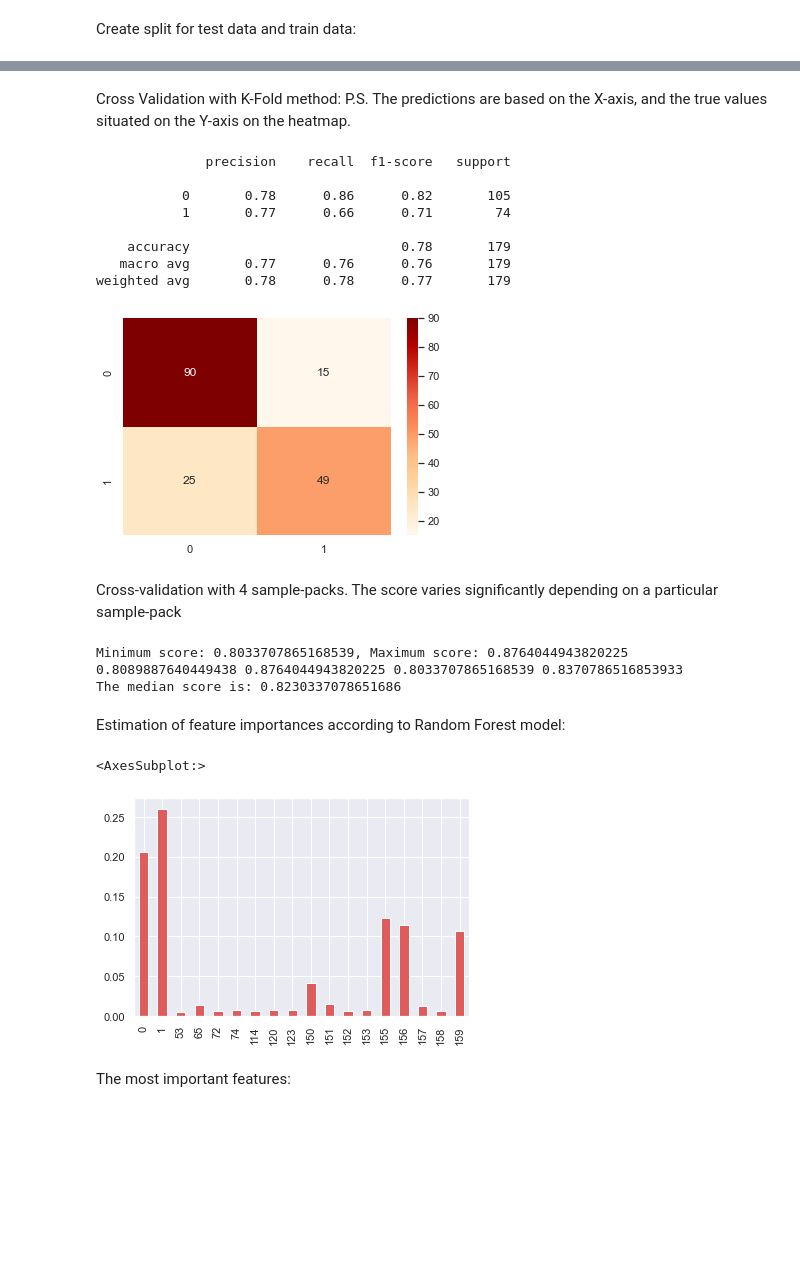
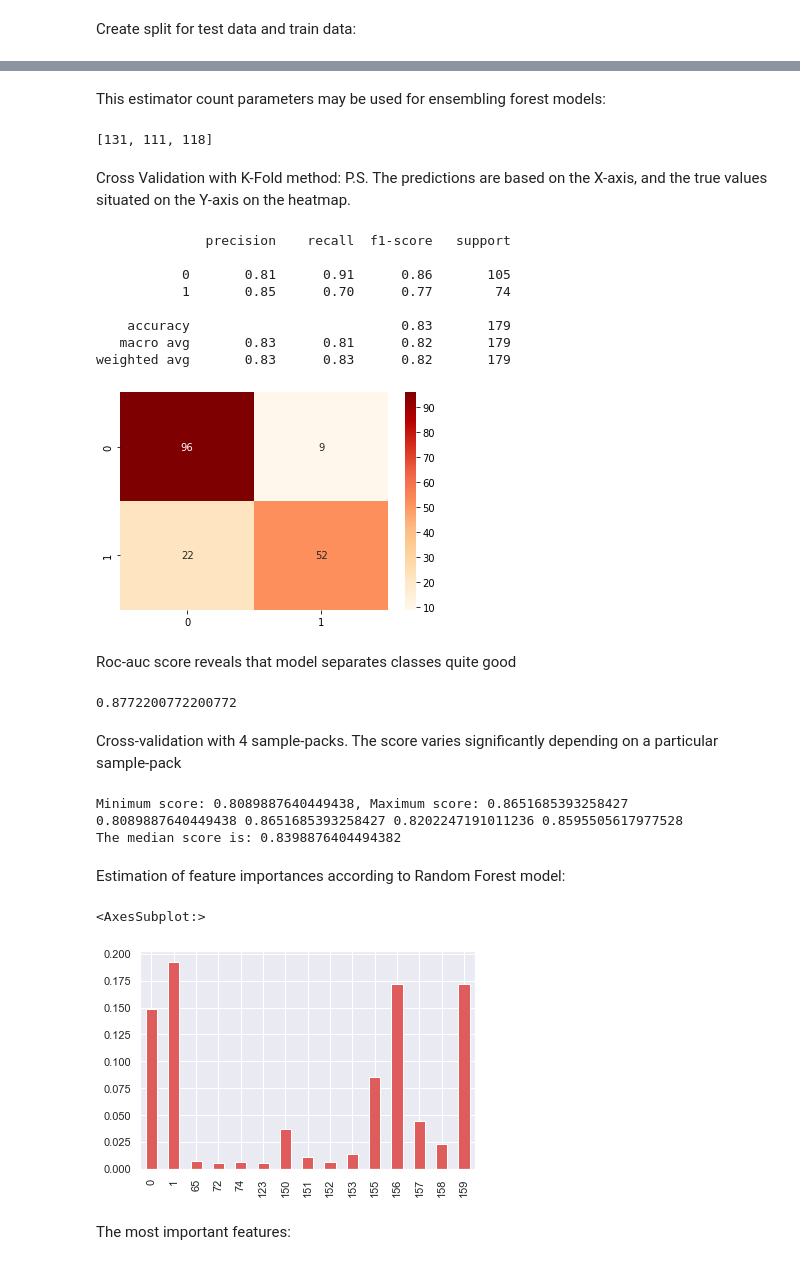
Before and after one commit to dolium/ml_course_project_bogdan_salyp, a Jupyter notebook: titanic_model.ipynb, the cells around one changed output, grey strips where cells are left out. Cells and saved outputs as stored; diff of their text form; code cells hidden in the pictures; blank space fills up the shorter version.

Commit message:
Applied CatBoost model to the dataset, new statistics added

```diff
--- a/titanic_model.ipynb
+++ b/titanic_model.ipynb
@@ -141,10 +104,10 @@ from sklearn.ensemble import RandomForestClassifier
 
 preds = []
 for ftr in range(10, 80, 10):
-    for est in range(3, 50, 5):
-        for splt in range(5, 100, 5):
-            for dp in range(2, 40, 5):
-                model = RandomForestClassifier(max_features = ftr/100, n_estimators = 15, min_samples_split = 20, max_depth = 10)
+    for est in range(3, 200, 50):
+        for splt in range(5, 20, 2):
+            for dp in range(3, 20, 2):
+                model = RandomForestClassifier(max_features = ftr/100, n_estimators = est, min_samples_split = splt, max_depth = dp, n_jobs = 6)
                 model.fit(X_train, y_train)
                 scores = cross_val_score(model, X_train, y_train, cv=4)
                 preds.append({"score":np.median(scores), "max_features":ftr/100, "n_estimators":est, "min_samples_split":splt, "depth":dp})
@@ -166,0 +135,11 @@ plt.plot(xlin, ylin)
+# %%
+estims = p[-1]["n_estimators"]
+preds = []
+for est in range(estims-50, estims+50):
+    model = RandomForestClassifier(max_features = 0.5, n_estimators = est, min_samples_split = 5, max_depth = 17, n_jobs = 6)
+    model.fit(X_train, y_train)
+    scores = cross_val_score(model, X_train, y_train, cv=4)
+    preds.append({"score":np.median(scores), "max_features":0.5, "n_estimators":est, "min_samples_split":5, "depth":17})
+
+p = sorted(preds, key = lambda item: item["score"])
+print(p[-1])
@@ -167,10 +155,18 @@ plt.plot(xlin, ylin)
+# %% [markdown]
+This estimator count parameters may be used for ensembling forest models:
+# %%
+best_estims = [p[i]["n_estimators"] for i in range(len(p)) if p[i]["score"]>0.8435 ]
+best_estims
+# %% [output]
+[131, 111, 118]
 # %% [markdown]
 Cross Validation with K-Fold method:
 P.S. The predictions are based on the X-axis, and the true values situated on the Y-axis on the heatmap.
 # %%
+from sklearn.ensemble import RandomForestClassifier
 from sklearn.metrics import confusion_matrix, ConfusionMatrixDisplay, classification_report
 import seaborn as sns
-model = RandomForestClassifier(max_features = 0.5, n_estimators = 13, min_samples_split = 30, max_depth = 37)
+model = RandomForestClassifier(max_features = 0.5, n_estimators = 103, min_samples_split = 5, max_depth = 17)
 model.fit(X_train, y_train)
 y_pred = model.predict(X_test)
 
@@ -182,13 +178,20 @@ print(classification_report(y_test, y_pred))
 # %% [output]
               precision    recall  f1-score   support
 
-           0       0.78      0.86      0.82       105
-           1       0.77      0.66      0.71        74
+           0       0.81      0.91      0.86       105
+           1       0.85      0.70      0.77        74
 
-    accuracy                           0.78       179
-   macro avg       0.77      0.76      0.76       179
-weighted avg       0.78      0.78      0.77       179
+    accuracy                           0.83       179
+   macro avg       0.83      0.81      0.82       179
+weighted avg       0.83      0.83      0.82       179
-[figure, old version]
+[figure, new version]
+# %% [markdown]
+Roc-auc score reveals that model separates classes quite good
+# %%
+from sklearn.metrics import roc_auc_score
+roc_auc_score(y_test, model.predict_proba(X_test)[:, 1])
+# %% [output]
+0.8772200772200772
 # %% [markdown]
 Cross-validation with 4 sample-packs. The score varies significantly depending on a particular sample-pack
 # %%
@@ -198,19 +201,19 @@ print(f'Minimum score: {min(scores)}, Maximum score: {max(scores)}')
 print(*scores)
 print(f"The median score is: {np.median(scores)}")
 # %% [output]
-Minimum score: 0.8033707865168539, Maximum score: 0.8764044943820225
-0.8089887640449438 0.8764044943820225 0.8033707865168539 0.8370786516853933
-The median score is: 0.8230337078651686
+Minimum score: 0.8089887640449438, Maximum score: 0.8651685393258427
+0.8089887640449438 0.8651685393258427 0.8202247191011236 0.8595505617977528
+The median score is: 0.8398876404494382
 # %% [markdown]
 Estimation of feature importances according to Random Forest model:
 # %%
 imp = model.feature_importances_
 forest_importances = pd.Series(imp)
-best_columns = xtrain.columns[forest_importances[forest_importances>0.150].index]
+best_columns = xtrain.columns[forest_importances[forest_importances>0.140].index]
 forest_importances[forest_importances>0.005].plot.bar()
 # %% [output]
 <AxesSubplot:>
-[figure, old version]
+[figure, new version]
 # %% [markdown]
 The most important features:
 # %%
```
Also changed, not shown: parts of 31 cells of this notebook.
